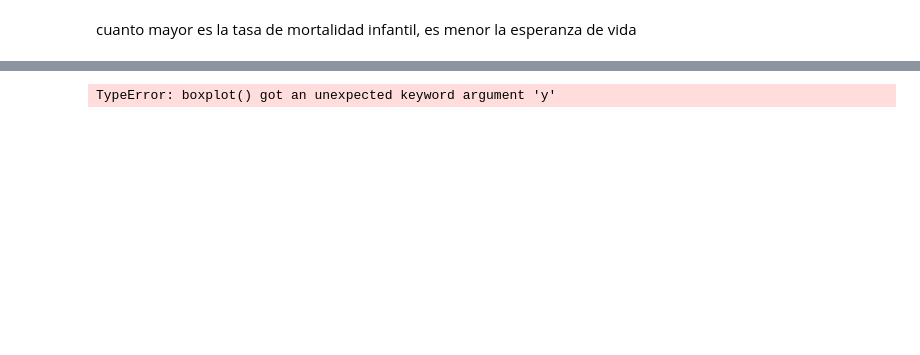
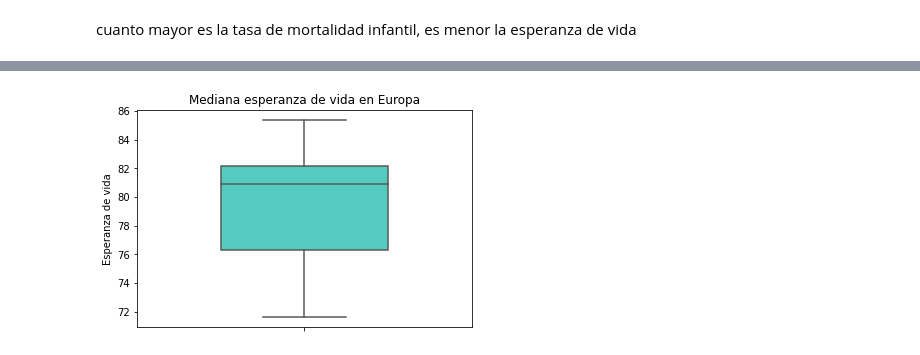
Before and after one commit to Adalab/Promo-F-da-modulo3-sprint2-pairprogramming_YohanaMiriam, a Jupyter notebook: pair7.ipynb, the cells around one changed output, grey strips where cells are left out. Cells and saved outputs as stored; diff of their text form; code cells hidden in the pictures; blank space fills up the shorter version.

```diff
--- a/pair7.ipynb
+++ b/pair7.ipynb
@@ -102,12 +76,13 @@ plt.ylabel("Cantidad paises");
-# %%
-# añadimos un boxplot creado con Seaborn usando el método 'sns.boxplot()'
-sns.boxplot(y = "lifeexpectancy_i",
-            data = df,
-            width = 0.5,
-            color = "turquoise")
-
-
-# añadimos un título a esta primera gráfica usando el método '.set_title()
-plt.set_title("Boxplot usando Seaborn de la columna esperanza de vida")
-# %% [output]
-TypeError: boxplot() got an unexpected keyword argument 'y'
+# %%
+europa = df['Continent'] == "Europa"
+df_europa = df[europa]
+# %%
+sns.boxplot(y = "lifeexpectancy_i",
+            data = df_europa,
+            width = 0.5,
+            color = "turquoise",
+            )
+plt.title("Mediana esperanza de vida en Europa")
+plt.ylabel("Esperanza de vida");
+# %% [output]
+[figure, added]
```
Also changed, not shown: parts of 22 cells of this notebook, 1 other file.
